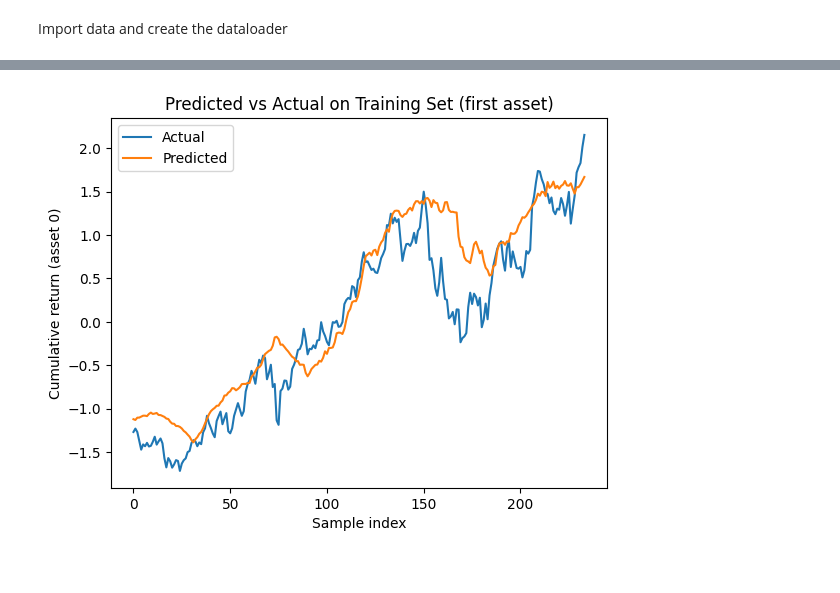
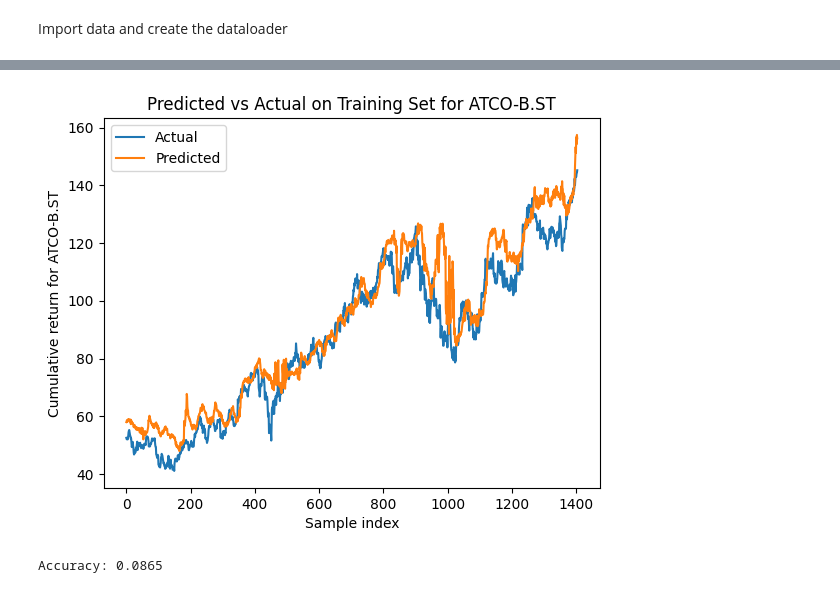
Before and after one commit to peogradin/Project-AMLNN, a Jupyter notebook: MultiAssetLSTM.ipynb, the cells around one changed output, grey strips where cells are left out. Drawn from its saved outputs; the diff is of its cells as text; code cells hidden in the pictures.

```diff
--- a/MultiAssetLSTM.ipynb
+++ b/MultiAssetLSTM.ipynb
@@ -16,7 +16,7 @@ tickers = df["Ticker"].unique().tolist()
 #tickers = ["KINV-B.ST"] #, "SAND.ST"]
 features = ["Close", "Volume", "SMA20", "RSI14"]
 target_col = "Close"
-window   = 50
+window   = 100
 window_step_length = 6
 horizon  = 5
 
@@ -30,7 +30,7 @@ df_val   = df[(df.index >= train_stop) & (df.index < val_stop)].copy()
 df_test  = df[df.index >= val_stop].copy()
 
 
-ds_train = MultiAssetSequencedDataset(df_train, tickers, features, target_col, False, window, window_step_length=25, horizon=horizon, num_permutations=22)
+ds_train = MultiAssetSequencedDataset(df_train, tickers, features, target_col, False, window, window_step_length=100, horizon=horizon, num_permutations=22*4)
 ds_val   = MultiAssetSequencedDataset(df_val,   tickers, features, target_col, False, window, window_step_length=1, horizon=horizon)
 ds_test  = MultiAssetSequencedDataset(df_test,  tickers, features, target_col, False, window, window_step_length=1, horizon=horizon)
 
@@ -336,7 +306,7 @@ class CrossAttentionGRUV2(nn.Module):
 # %%
 import deeplay as dl
 # %%
-cross_attention_gru_model = CrossAttentionGRUV2(in_dim=len(tickers)*len(features), hidden_dim=144, num_hidden_layers=3, out_dim=len(tickers), dropout=0.1, num_heads=24)
+cross_attention_gru_model = CrossAttentionGRUV2(in_dim=len(tickers)*len(features), hidden_dim=144, num_hidden_layers=3, out_dim=len(tickers), dropout=0.4, num_heads=24)
 
 cross_attention_gru_reg = dl.Regressor(cross_attention_gru_model, optimizer=dl.Adam(lr=0.001)).create()
 
@@ -371,30 +340,18 @@ plot_training(50, train_losses, val_losses, naive_mae)
 # %%
 # Plot predictions vs actual on test set
 import torch
 import numpy as np
 import matplotlib.pyplot as plt
-all_preds = []
-all_trues = []
+idx = 2
 
-with torch.no_grad():
-    for Xb, yb in val_loader:
-        preds = cross_attention_gru_reg(Xb)  # (B, A, H)
-        # välj asset 0 och horizon 0 för plottning
-        all_preds.append(preds[:, 1].cpu().numpy())
-        all_trues.append(yb[:, 1].cpu().numpy())
-# Konkatenera
-all_preds = np.concatenate(all_preds)
-all_trues = np.concatenate(all_trues)
-all_preds = all_preds #* scaler_stds[target_col] + scaler_means[target_col]
-all_trues = all_trues #* scaler_stds[target_col] + scaler_means[target_col]
-n_plot = 20000
-plt.figure()
-plt.plot(all_trues[:n_plot], label='Actual')
-plt.plot(all_preds[:n_plot], label='Predicted')
-plt.xlabel('Sample index')
-plt.ylabel('Cumulative return (asset 0)')
-plt.title('Predicted vs Actual on Training Set (first asset)')
-plt.legend()
-plt.show()
+plot_predictions(
+    idx,
+    tickers,
+    val_loader,
+    cross_attention_gru_reg,
+    0,
+    2000
+)
 # %% [output]
-[figure, old version]
+[figure, new version]
+Accuracy: 0.0865
```
Also changed, not shown: parts of 11 cells of this notebook, 1 other file.
